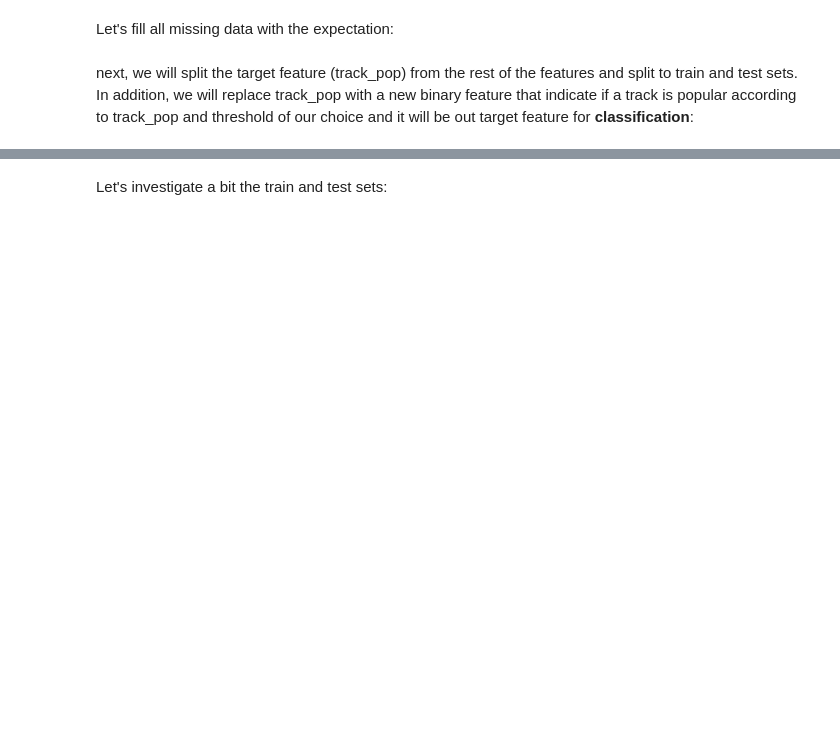
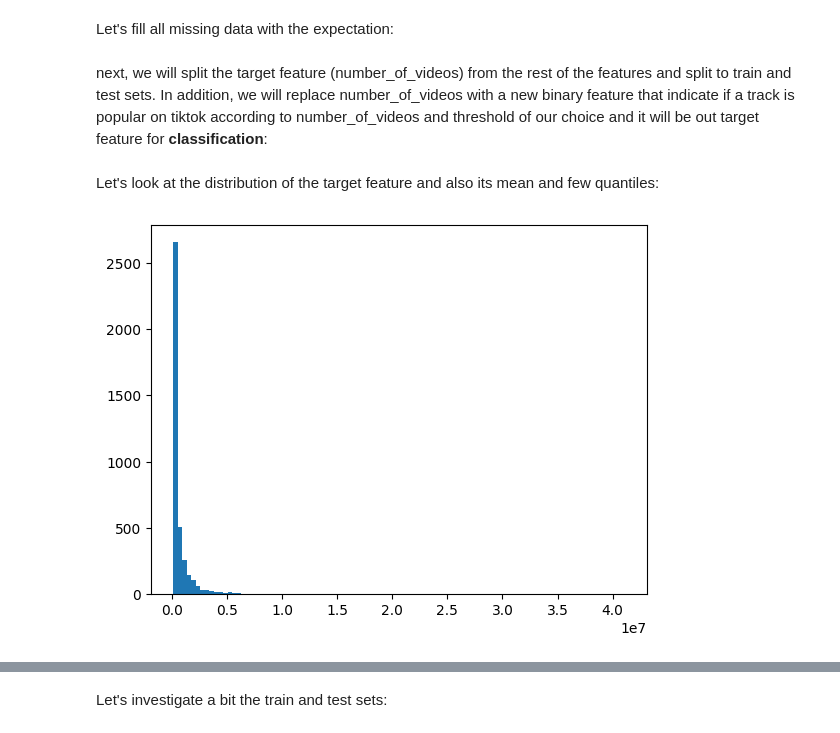
Before and after one commit to omersideman/ai-project, a Jupyter notebook: notebooks/simple_classifiers.ipynb, the cells around one changed output, grey strips where cells are left out. Saved outputs shown, nothing was run; the diff lists cells and outputs as text; code cells hidden in the pictures; blank space fills up the shorter version.

Commit message:
chang target feature and scheduler

```diff
--- a/notebooks/simple_classifiers.ipynb
+++ b/notebooks/simple_classifiers.ipynb
@@ -25,16 +43,20 @@ df = df.drop(['track_name', 'artist', 'album', 'id', 'song_name', 'artist_name']
 means = df.mean()
 df.fillna(value=means, inplace=True)
 # %% [markdown]
-next, we will split the target feature (track_pop) from the rest of the features and split to train and test sets. In addition, we will replace track_pop with a new binary feature that indicate if a track is popular according to track_pop and threshold of our choice and it will be out target feature for **classification**:
+next, we will split the target feature (number_of_videos) from the rest of the features and split to train and test sets. In addition, we will replace number_of_videos with a new binary feature that indicate if a track is popular on tiktok according to number_of_videos and threshold of our choice and it will be out target feature for **classification**:
 # %%
 from sklearn.model_selection import train_test_split
 
-df = df.drop(['artist_pop', 'number_of_videos', 'number_of_videos_last_14days', 'total_likes_count', 'key',], axis = 1, errors = 'ignore')
+df = df.drop(['artist_pop', 'track_pop', 'number_of_videos_last_14days', 'total_likes_count', 'key',], axis = 1, errors = 'ignore')
 columns = df.columns
 
-X, y = df.drop(['track_pop'], axis=1, errors = 'ignore').values,  df['track_pop'].values
-
-#for classification:
-# 50 is the threshold.
-y = (y > 50).astype('int32')
-X_train, X_test, y_train, y_test = train_test_split(X, y, random_state = SEED, test_size=0.25)
+X, y = df.drop(['number_of_videos'], axis=1, errors = 'ignore').values,  df['number_of_videos'].values
+# %% [markdown]
+Let's look at the distribution of the target feature and also its mean and few quantiles:
+# %%
+import matplotlib.pyplot as plt
+
+plt.hist(y, bins=100)
+plt.show()
+# %% [output]
+[figure, added]
```
Also changed, not shown: parts of 35 cells of this notebook, 2 other files.
